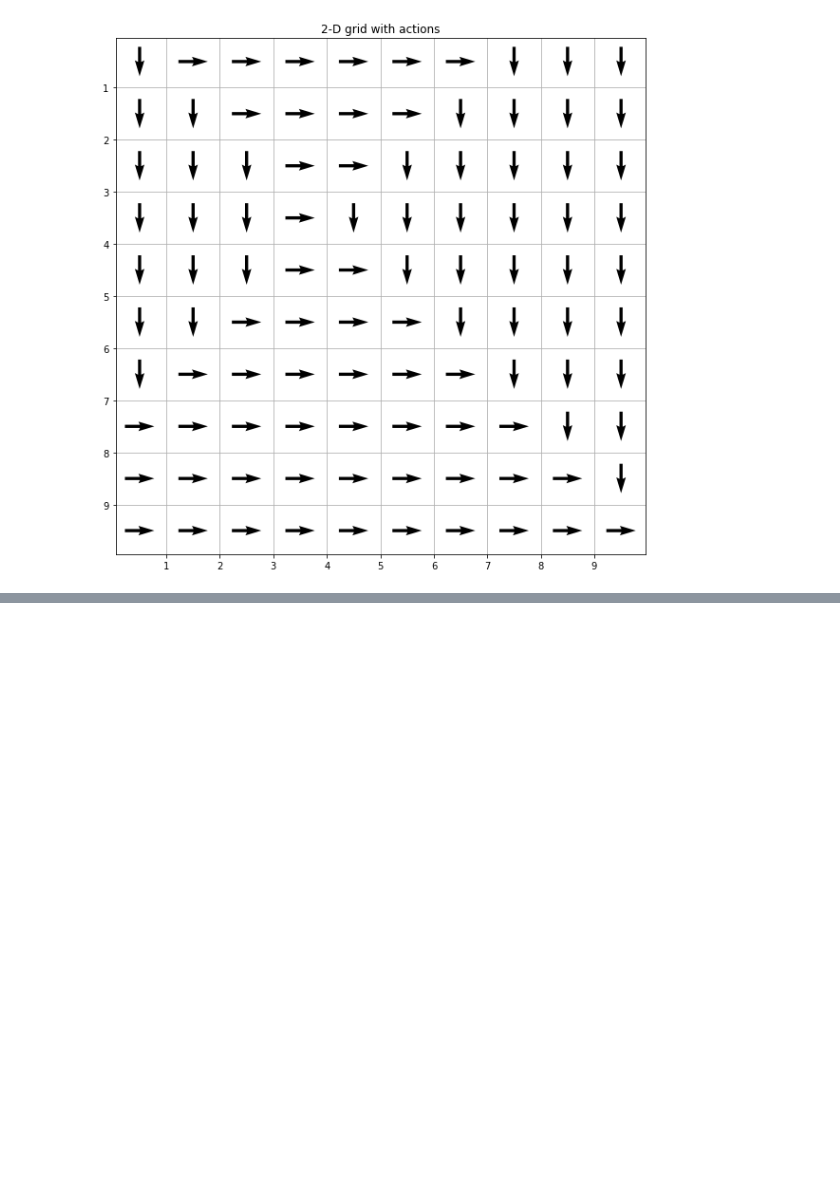
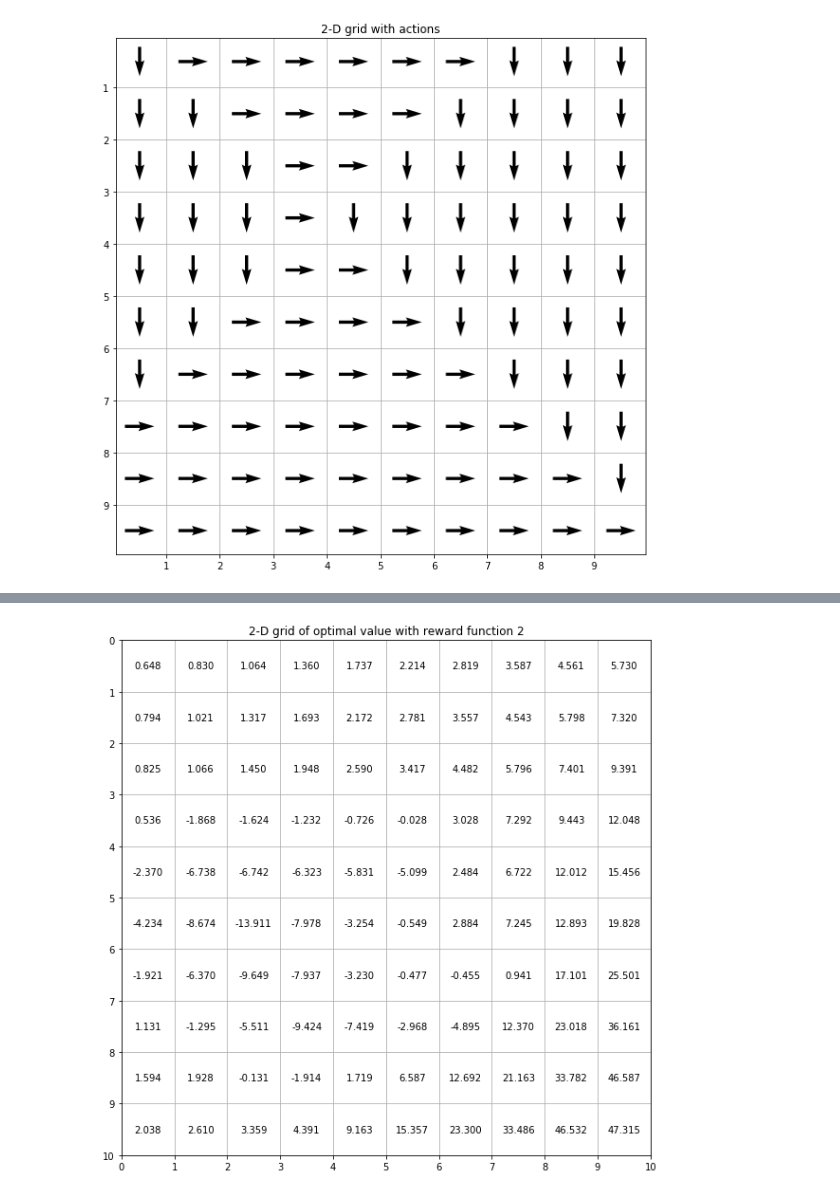
Before and after one commit to Shuyifan/Large-Scale-Social-and-Complex-Networks-Design-and-Algorithms, a Jupyter notebook: Project 3/Project 3.ipynb, the cells around one changed output, grey strips where cells are left out. Saved outputs shown, nothing was run; the diff lists cells and outputs as text; code cells hidden in the pictures; blank space fills up the shorter version.

```diff
--- a/Project 3/Project 3.ipynb
+++ b/Project 3/Project 3.ipynb
@@ -295,0 +300,9 @@ plt.grid()
+# %%
+num_states = 100
+num_actions = 4
+w = 0.1
+gamma = 0.8
+reward_function = reward_function2
+
+optimalV2 = optimal_state_value(num_states, num_actions, w, gamma, reward_function)
+print(optimalV2)
@@ -295,0 +327,18 @@ plt.grid()
+# %%
+fig = plt.figure(figsize = (10, 10))
+ax = fig.gca()
+ax.invert_yaxis()
+ax.set_title("2-D grid of optimal value with reward function 2")
+ax.set_xticks(np.arange(0, 11, 1))
+ax.set_yticks(np.arange(0, 11, 1))
+
+for j in range(10):
+    for i in range(10):
+        plt.text(i + 0.5, j + 0.5, "%0.3f" %optimalV2[i][j],
+                 horizontalalignment = 'center',
+                 verticalalignment = 'center',
+                 fontsize = 10)
+
+plt.grid()
+# %% [output]
+[figure, added]
```
Also changed, not shown: parts of 12 cells of this notebook.
